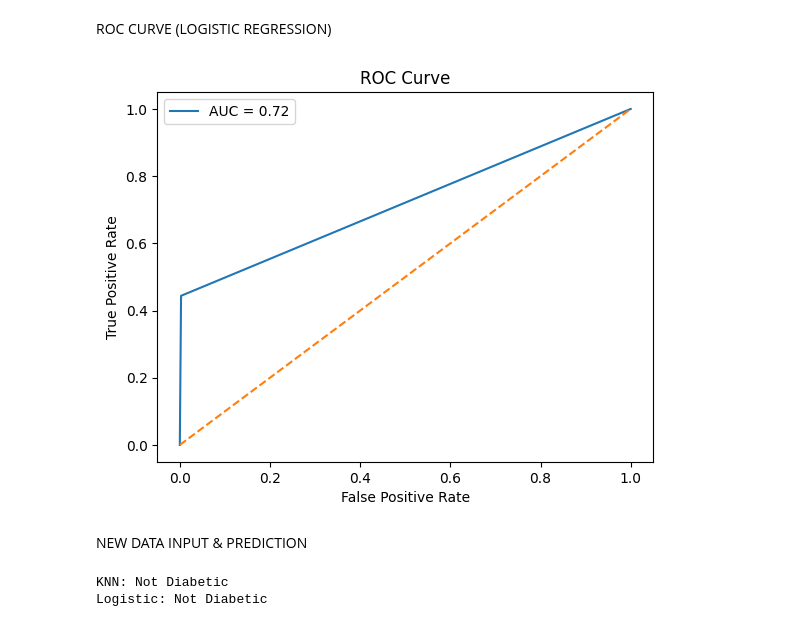
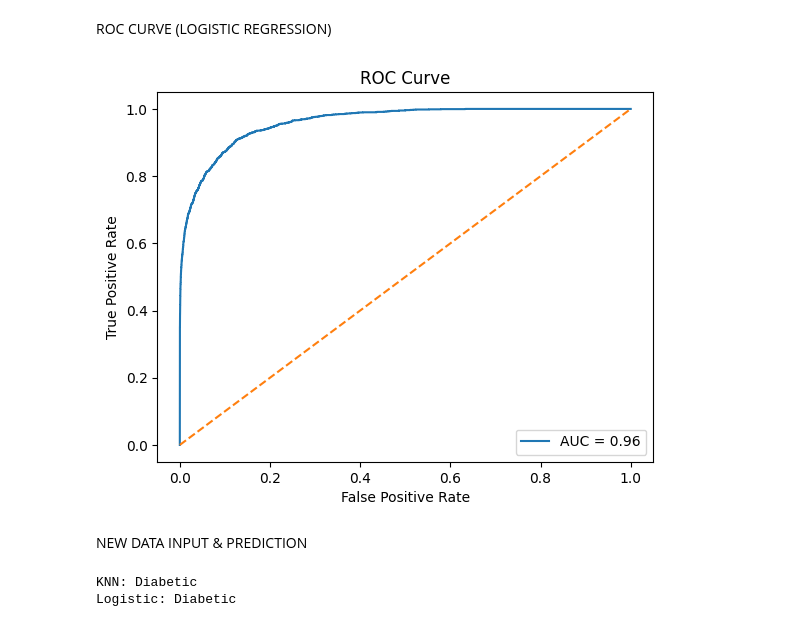
Before and after one commit to iamahnaf/Diabetes-Prediction-using-Machine-Learning, a Jupyter notebook: Project.ipynb, the cells around one changed output. Saved outputs shown, nothing was run; the diff lists cells and outputs as text; code cells hidden in the pictures.

Commit message:
fixing recall

```diff
--- a/Project.ipynb
+++ b/Project.ipynb
@@ -43,7 +43,10 @@ TRAIN–TEST SPLIT (80/20)
 # %%
-X_train, X_test, y_train, y_test = train_test_split(
-    X, y, test_size=0.2, random_state=42
+X_train_full, X_test, y_train_full, y_test = train_test_split(
+    X, y, test_size=0.2, random_state=42, stratify=y
 )
+X_train, X_val, y_train, y_val = train_test_split(
+    X_train_full, y_train_full, test_size=0.2, random_state=42, stratify=y_train_full
+)
 # %% [markdown]
 DATA VISUALIZATION
 # %%
@@ -133,4 +146,29 @@ class LogisticRegressionScratch:
 # %%
-logreg = LogisticRegressionScratch()
+logreg = LogisticRegressionScratch(lr=0.01, epochs=2000)
 logreg.fit(X_train, y_train)
-y_pred_log = logreg.predict(X_test)
+
+target_recall = 0.85
+best_threshold = 0.5
+best_f1 = -1
+best_recall = -1
+
+for threshold in np.linspace(0.1, 0.9, 161):
+    y_val_pred = logreg.predict(X_val, threshold=threshold)
+    recall = recall_score(y_val, y_val_pred)
+    precision = precision_score(y_val, y_val_pred, zero_division=0)
+    f1 = f1_score(y_val, y_val_pred, zero_division=0)
+
+    if recall >= target_recall:
+        if f1 > best_f1:
+            best_f1 = f1
+            best_threshold = threshold
+            best_recall = recall
+    elif best_f1 < 0 and recall > best_recall:
+        best_recall = recall
+        best_f1 = f1
+        best_threshold = threshold
+
+print(f"Selected threshold: {best_threshold:.3f}")
+print(f"Validation Recall: {best_recall:.4f}, Validation F1: {best_f1:.4f}")
+
+y_pred_log = logreg.predict(X_test, threshold=best_threshold)
@@ -203,18 +246,19 @@ F1: 0.6025437201907791
 # %% [markdown]
 ROC CURVE (LOGISTIC REGRESSION)
 # %%
-fpr, tpr, _ = roc_curve(y_test, y_pred_log)
+y_test_proba = logreg.predict_proba(X_test)
+fpr, tpr, _ = roc_curve(y_test, y_test_proba)
 roc_auc = auc(fpr, tpr)
 
 plt.plot(fpr, tpr, label="AUC = %.2f" % roc_auc)
 plt.plot([0,1],[0,1],'--')
 plt.xlabel("False Positive Rate")
 plt.ylabel("True Positive Rate")
 plt.title("ROC Curve")
 plt.legend()
 plt.show()
 # %% [output]
-[figure, old version]
+[figure, new version]
 # %% [markdown]
 NEW DATA INPUT & PREDICTION
 # %%
@@ -222,7 +266,7 @@ input_data = np.array([[1, 52.0, 1, 0, 2, 38.0, 6.8, 130]])
 input_data = scaler.transform(input_data)
 
 print("KNN:", "Diabetic" if knn.predict(input_data)[0] else "Not Diabetic")
-print("Logistic:", "Diabetic" if logreg.predict(input_data)[0] else "Not Diabetic")
+print("Logistic:", "Diabetic" if logreg.predict(input_data, threshold=best_threshold)[0] else "Not Diabetic")
 # %% [output]
-KNN: Not Diabetic
-Logistic: Not Diabetic
+KNN: Diabetic
+Logistic: Diabetic
```
Also changed, not shown: parts of 5 cells of this notebook, 1 other file.
